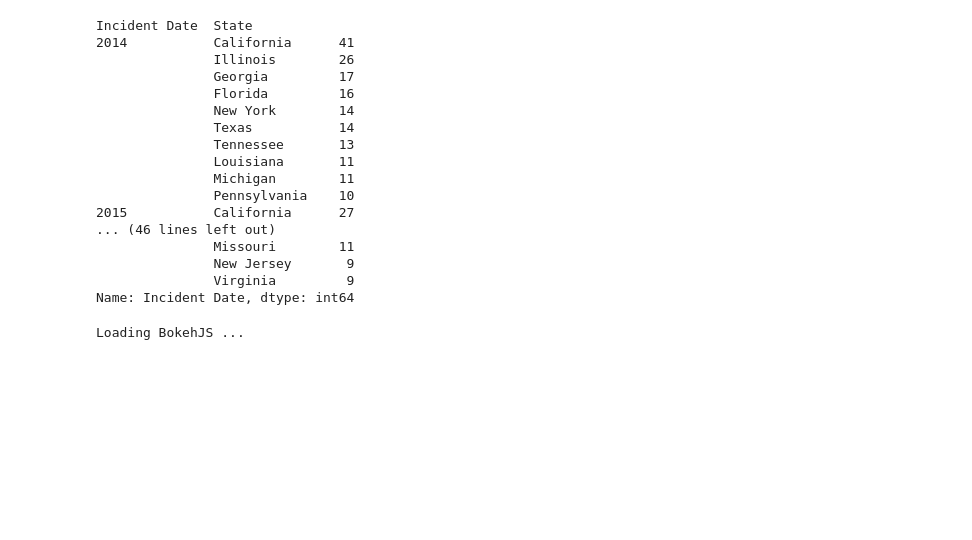
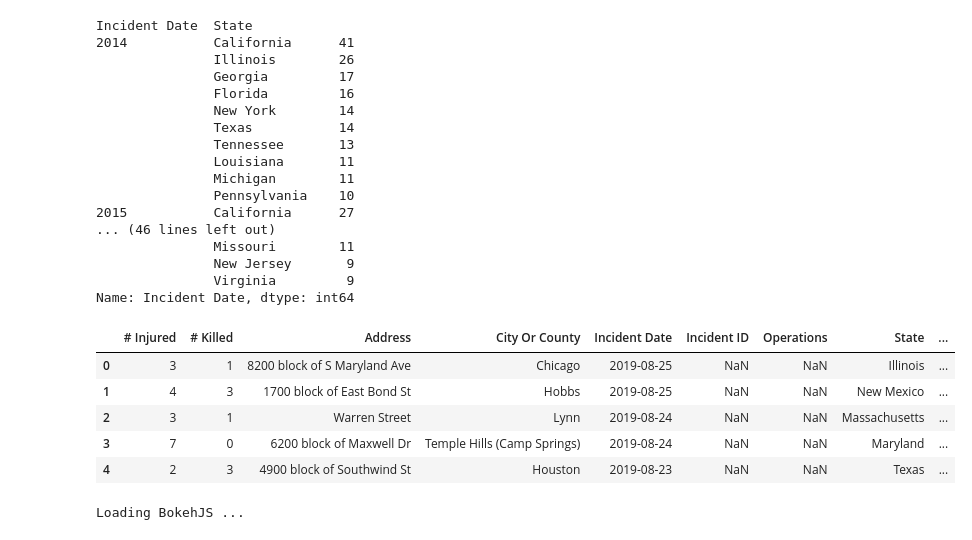
Before and after one commit to thomsu/Mass-Shootings-Time-Series, a Jupyter notebook: MassShootings.ipynb, the cells around one changed output. Cells and saved outputs as stored; diff of their text form; code cells hidden in the pictures; blank space fills up the shorter version.

```diff
--- a/MassShootings.ipynb
+++ b/MassShootings.ipynb
@@ -259,6 +260,16 @@ df['Latitude'] = test_df.map(lambda x: list(x)[0]).tolist()
 df['Longitude'] = test_df.map(lambda x: list(x)[1]).tolist()
 # %%
 # df.to_csv('mass_shootings.csv', index=False)
+# %%
+df = pd.read_csv('mass_shootings.csv', parse_dates=['Incident Date'])
+df.head()
+# %% [output]
+|  | # Injured | # Killed | Address | City Or County | Incident Date | Incident ID | Operations | State | ... |
+| 0 | 3 | 1 | 8200 block of S Maryland Ave | Chicago | 2019-08-25 | NaN | NaN | Illinois | ... |
+| 1 | 4 | 3 | 1700 block of East Bond St | Hobbs | 2019-08-25 | NaN | NaN | New Mexico | ... |
+| 2 | 3 | 1 | Warren Street | Lynn | 2019-08-24 | NaN | NaN | Massachusetts | ... |
+| 3 | 7 | 0 | 6200 block of Maxwell Dr | Temple Hills (Camp Springs) | 2019-08-24 | NaN | NaN | Maryland | ... |
+| 4 | 2 | 3 | 4900 block of Southwind St | Houston | 2019-08-23 | NaN | NaN | Texas | ... |
 # %%
 output_notebook()
 
```
Also changed, not shown: parts of 4 cells of this notebook.
